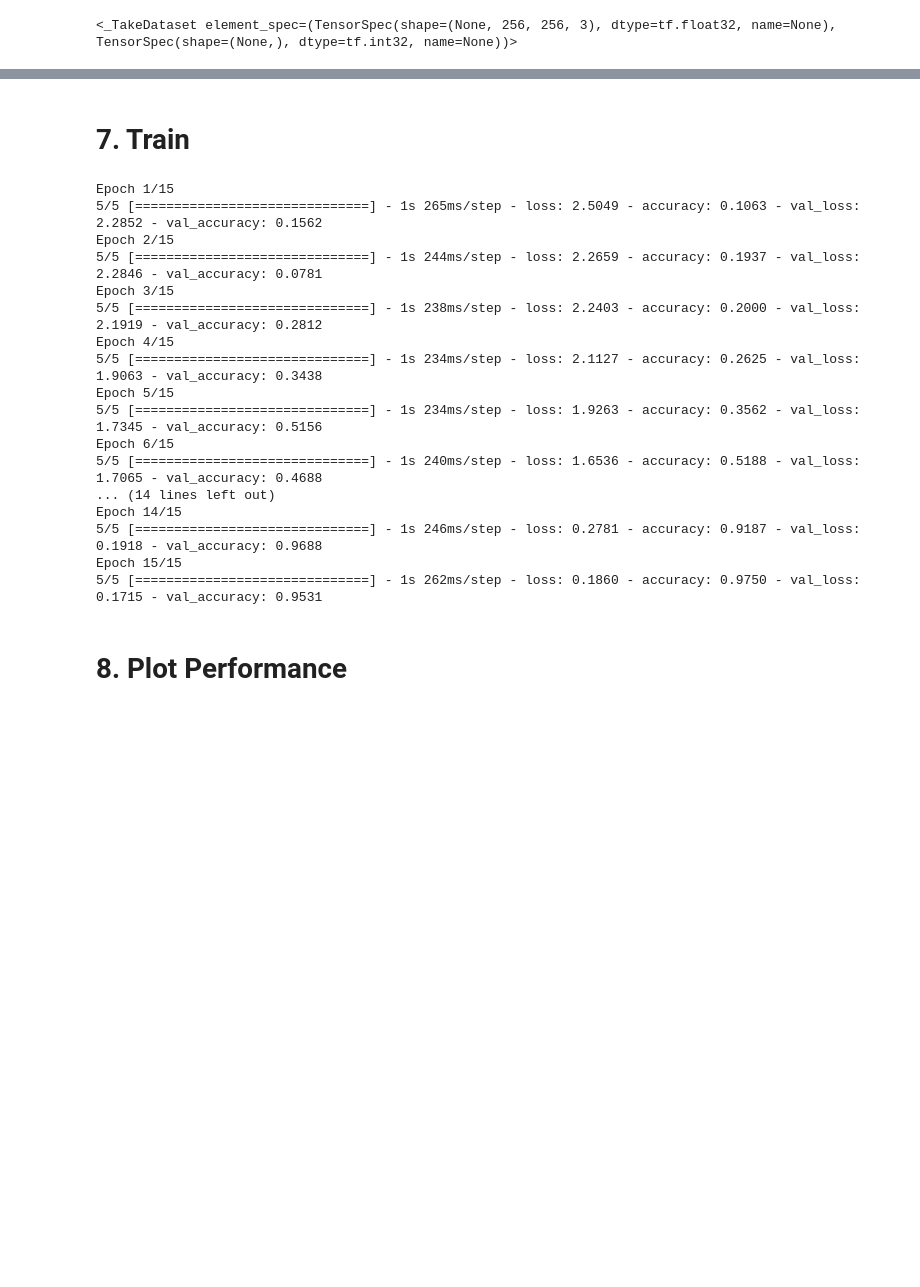
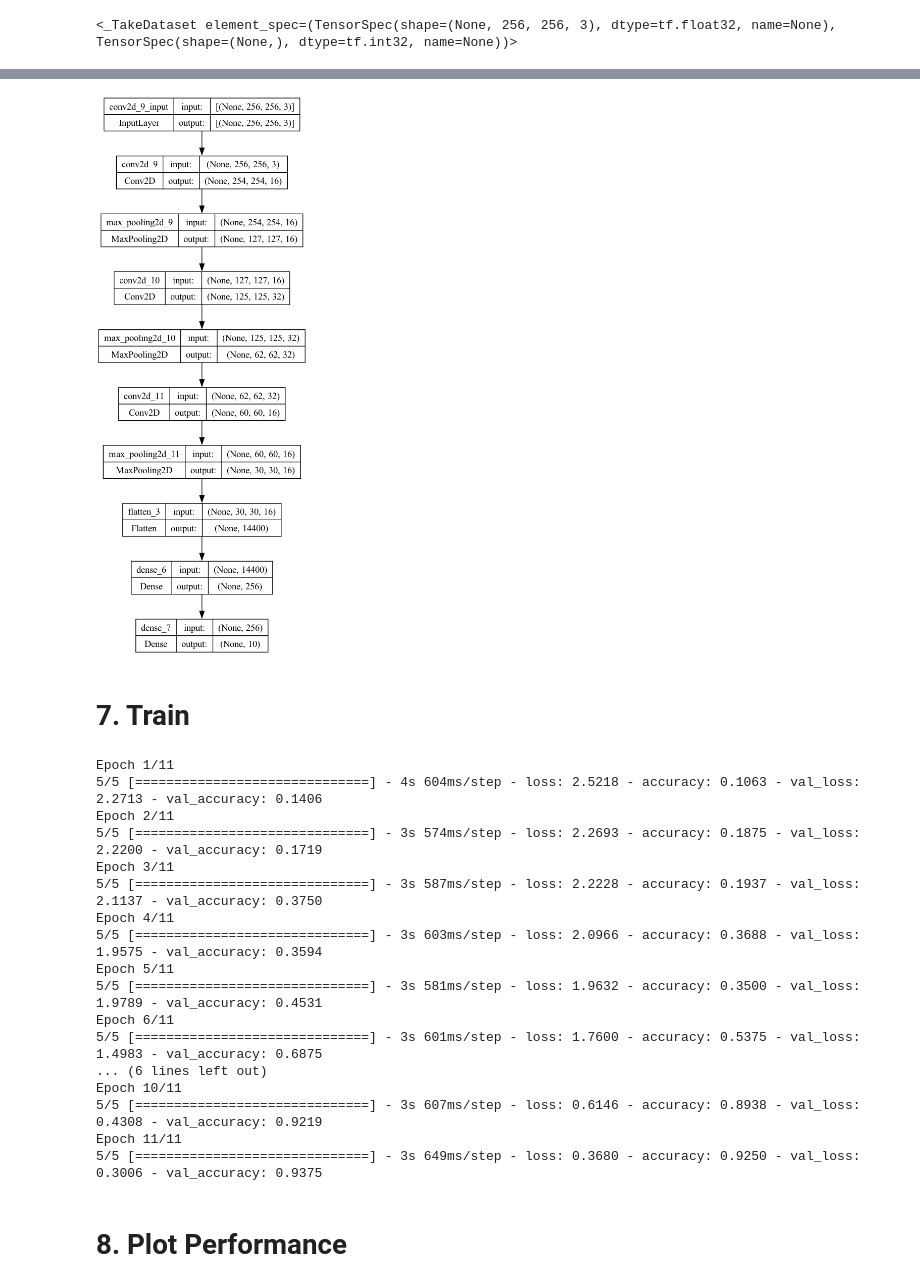
Before and after one commit to JadonCo101/ML-Project, a Jupyter notebook: snake/Getting Started.ipynb, the cells around one changed output, grey strips where cells are left out. Drawn from its saved outputs; the diff is of its cells as text; code cells hidden in the pictures; blank space fills up the shorter version.

```diff
--- a/snake/Getting Started.ipynb
+++ b/snake/Getting Started.ipynb
@@ -133,6 +191,10 @@ Total params: 3698938 (14.11 MB)
 Trainable params: 3698938 (14.11 MB)
 Non-trainable params: 0 (0.00 Byte)
 _________________________________________________________________
+# %%
+tf.keras.utils.plot_model(model, to_file='model_plot.png', show_shapes=True, show_layer_names=True)
+# %% [output]
+[figure, added]
 # %% [markdown]
 # 7. Train
 # %%
@@ -140,25 +202,25 @@ logdir='logs'
 # %%
 tensorboard_callback = tf.keras.callbacks.TensorBoard(log_dir=logdir)
 # %%
-hist = model.fit(train, epochs=15, validation_data=val, callbacks=[tensorboard_callback])
+hist = model.fit(train, epochs=11, validation_data=val, callbacks=[tensorboard_callback])
 # %% [output]
-Epoch 1/15
-5/5 [==============================] - 1s 265ms/step - loss: 2.5049 - accuracy: 0.1063 - val_loss: 2.2852 - val_accuracy: 0.1562
-Epoch 2/15
-5/5 [==============================] - 1s 244ms/step - loss: 2.2659 - accuracy: 0.1937 - val_loss: 2.2846 - val_accuracy: 0.0781
-Epoch 3/15
-5/5 [==============================] - 1s 238ms/step - loss: 2.2403 - accuracy: 0.2000 - val_loss: 2.1919 - val_accuracy: 0.2812
-Epoch 4/15
-5/5 [==============================] - 1s 234ms/step - loss: 2.1127 - accuracy: 0.2625 - val_loss: 1.9063 - val_accuracy: 0.3438
-Epoch 5/15
-5/5 [==============================] - 1s 234ms/step - loss: 1.9263 - accuracy: 0.3562 - val_loss: 1.7345 - val_accuracy: 0.5156
-Epoch 6/15
-5/5 [==============================] - 1s 240ms/step - loss: 1.6536 - accuracy: 0.5188 - val_loss: 1.7065 - val_accuracy: 0.4688
-... (14 lines left out)
-Epoch 14/15
-5/5 [==============================] - 1s 246ms/step - loss: 0.2781 - accuracy: 0.9187 - val_loss: 0.1918 - val_accuracy: 0.9688
-Epoch 15/15
-5/5 [==============================] - 1s 262ms/step - loss: 0.1860 - accuracy: 0.9750 - val_loss: 0.1715 - val_accuracy: 0.9531
+Epoch 1/11
+5/5 [==============================] - 4s 604ms/step - loss: 2.5218 - accuracy: 0.1063 - val_loss: 2.2713 - val_accuracy: 0.1406
+Epoch 2/11
+5/5 [==============================] - 3s 574ms/step - loss: 2.2693 - accuracy: 0.1875 - val_loss: 2.2200 - val_accuracy: 0.1719
+Epoch 3/11
+5/5 [==============================] - 3s 587ms/step - loss: 2.2228 - accuracy: 0.1937 - val_loss: 2.1137 - val_accuracy: 0.3750
+Epoch 4/11
+5/5 [==============================] - 3s 603ms/step - loss: 2.0966 - accuracy: 0.3688 - val_loss: 1.9575 - val_accuracy: 0.3594
+Epoch 5/11
+5/5 [==============================] - 3s 581ms/step - loss: 1.9632 - accuracy: 0.3500 - val_loss: 1.9789 - val_accuracy: 0.4531
+Epoch 6/11
+5/5 [==============================] - 3s 601ms/step - loss: 1.7600 - accuracy: 0.5375 - val_loss: 1.4983 - val_accuracy: 0.6875
+... (6 lines left out)
+Epoch 10/11
+5/5 [==============================] - 3s 607ms/step - loss: 0.6146 - accuracy: 0.8938 - val_loss: 0.4308 - val_accuracy: 0.9219
+Epoch 11/11
+5/5 [==============================] - 3s 649ms/step - loss: 0.3680 - accuracy: 0.9250 - val_loss: 0.3006 - val_accuracy: 0.9375
 # %% [markdown]
 # 8. Plot Performance
 # %%
```
Also changed, not shown: parts of 13 cells of this notebook, 1 other file.
